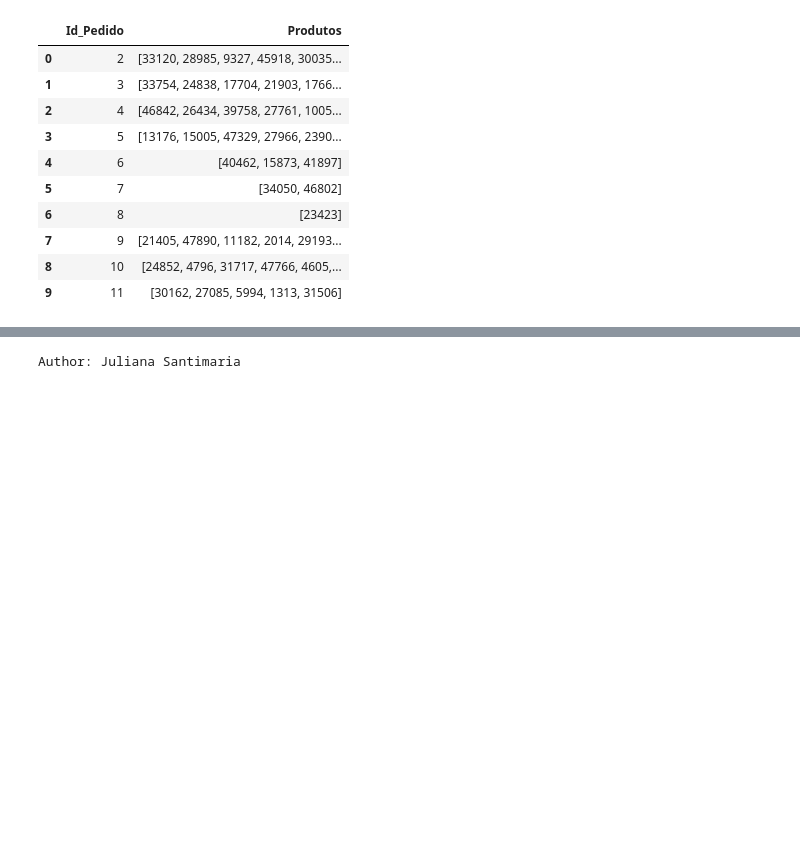
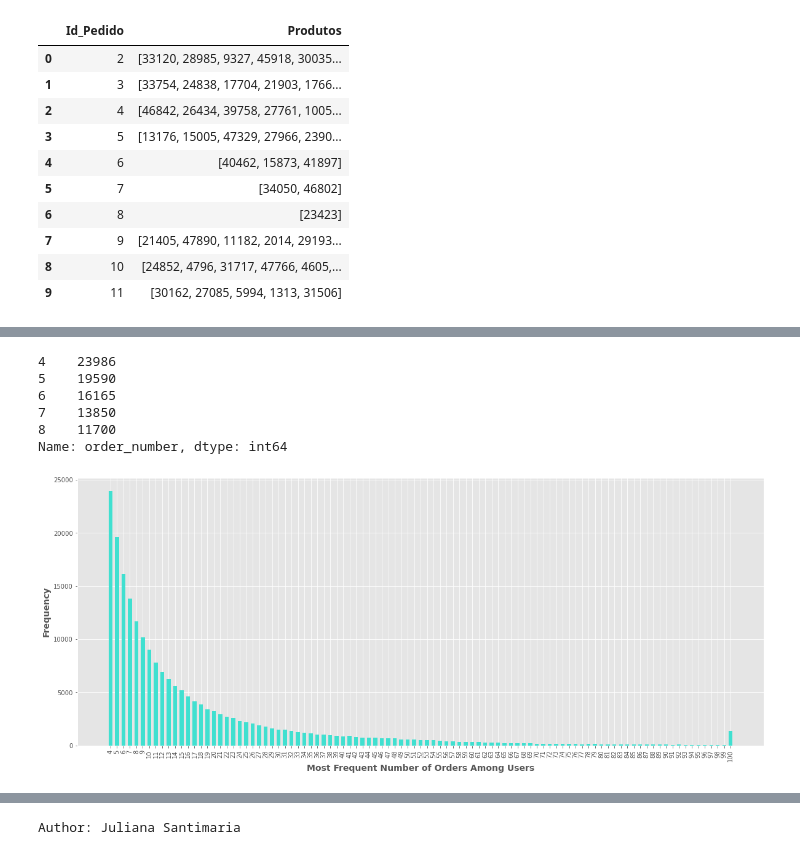
Before and after one commit to julianasantimaria/dataAnalysis, a Jupyter notebook: modulo1/proj6/mod1Proj6.ipynb, the cells around one changed output, grey strips where cells are left out. Saved outputs shown, nothing was run; the diff lists cells and outputs as text; code cells hidden in the pictures; blank space fills up the shorter version.

```diff
--- a/modulo1/proj6/mod1Proj6.ipynb
+++ b/modulo1/proj6/mod1Proj6.ipynb
@@ -251,0 +266,3 @@ transacoes.head(10)
+# %%
+contagem_maxima_pedido = dados_pedidos.groupby("user_id")['order_number'].aggregate(np.max).reset_index()
+contagem_maxima_pedido.head()
@@ -251,0 +276,20 @@ transacoes.head(10)
+# %%
+contagem_maxima_pedido = contagem_maxima_pedido.order_number.value_counts()
+contagem_maxima_pedido.head()
+# %% [output]
+4    23986
+5    19590
+6    16165
+7    13850
+8    11700
+Name: order_number, dtype: int64
+# %%
+plt.style.use('ggplot')
+plt.figure(figsize = (20,8))
+plt.bar(contagem_maxima_pedido.index, contagem_maxima_pedido.values, color = 'turquoise', width = 0.6)
+plt.xticks(contagem_maxima_pedido.index, rotation = 'vertical')
+plt.ylabel('Frequency', fontsize = 14, fontweight = 'bold')
+plt.xlabel('Most Frequent Number of Orders Among Users', fontsize = 14, fontweight = 'bold')
+plt.show()
+# %% [output]
+[figure, added]
```
Also changed, not shown: parts of 76 cells of this notebook.
